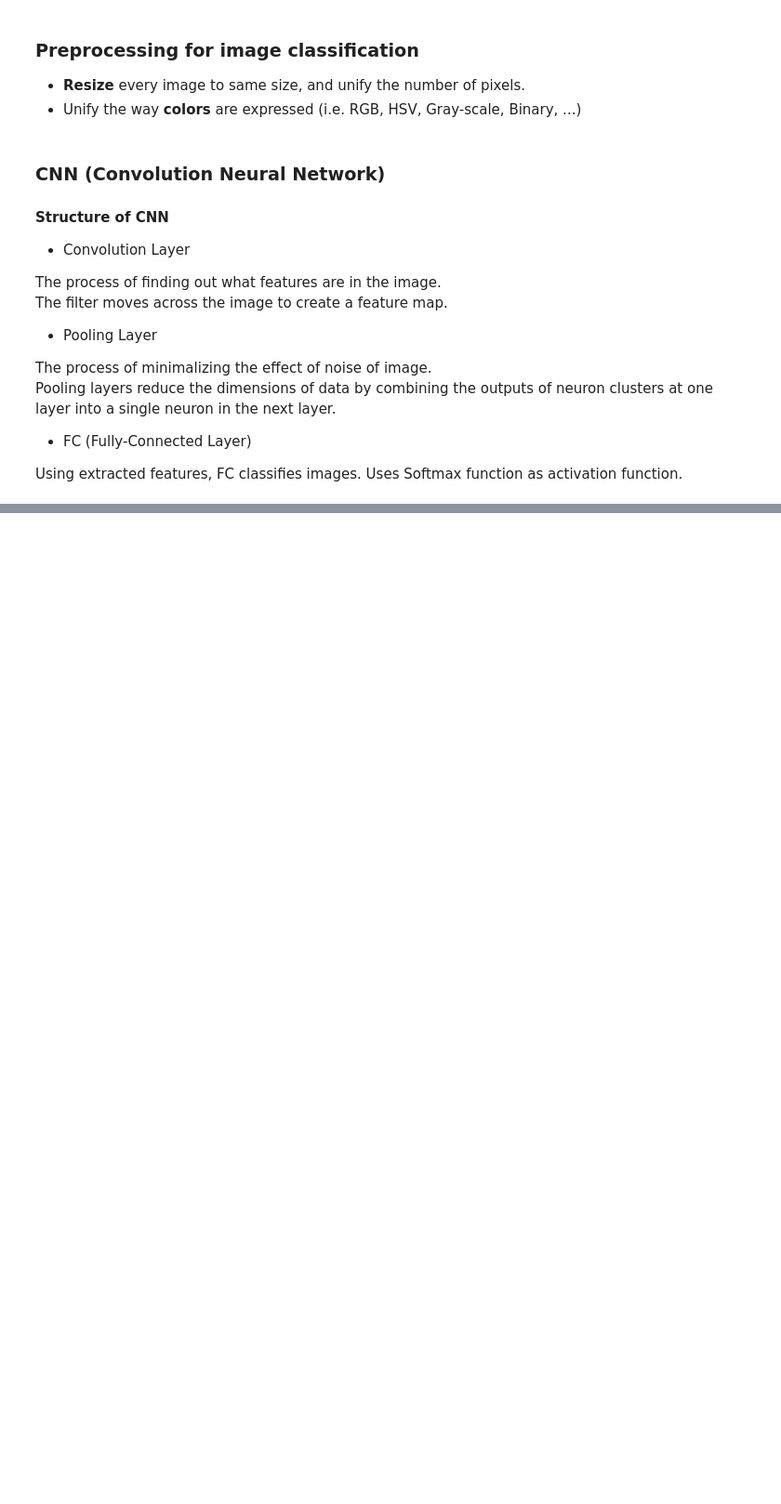
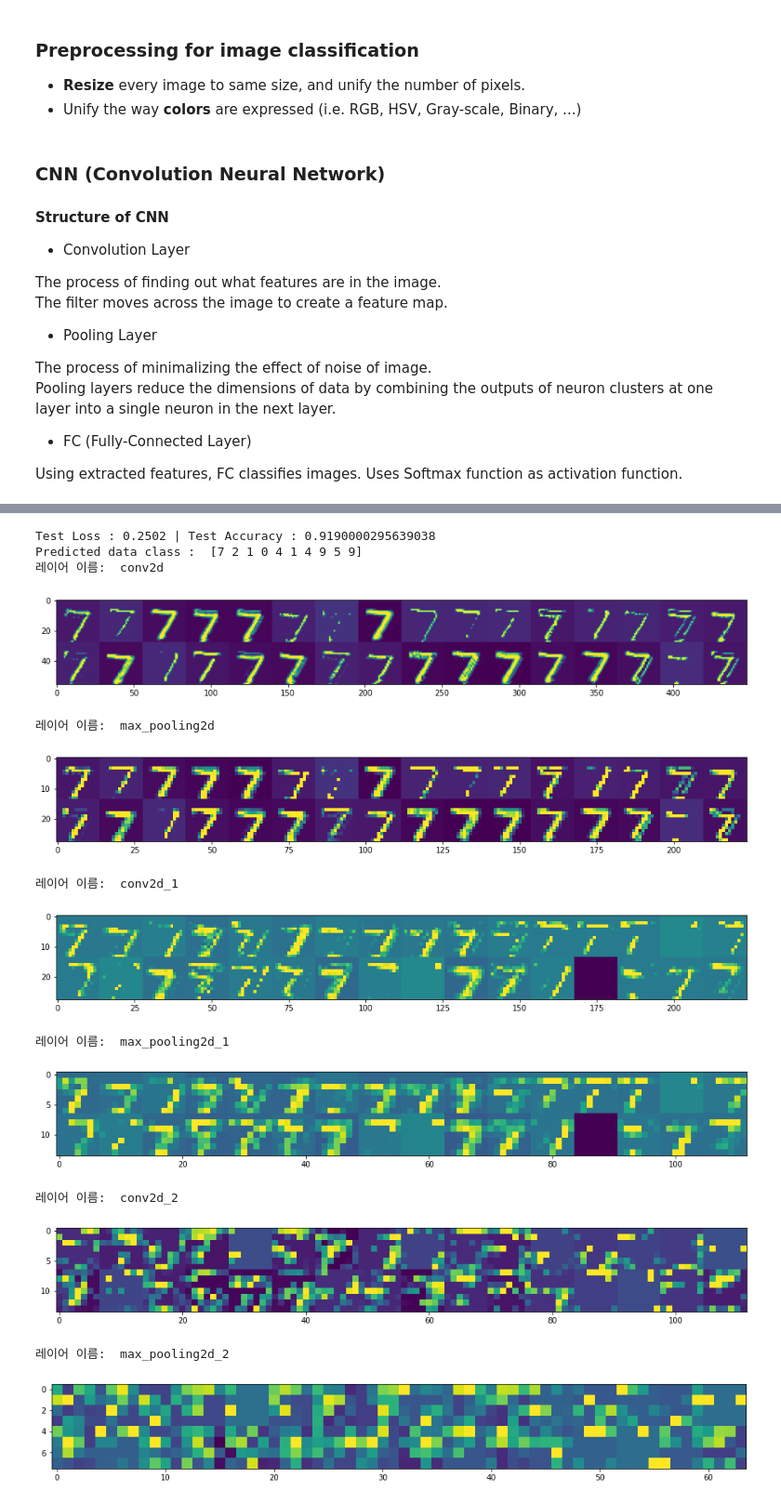
Before and after one commit to cw00h/AI_study_mil, a Jupyter notebook: deep_learning_basic/3_Types_of_Neural_Networks.ipynb, the cells around one changed output, grey strips where cells are left out. Shown at 93% size. Drawn from its saved outputs; the diff is of its cells as text; code cells hidden in the pictures; blank space fills up the shorter version.

```diff
--- a/deep_learning_basic/3_Types_of_Neural_Networks.ipynb
+++ b/deep_learning_basic/3_Types_of_Neural_Networks.ipynb
@@ -130,0 +182,32 @@ Epoch 20/20
+# %%
+"""
+1. Evaluate the model using data for test.
+"""
+loss, test_acc = model.evaluate(test_images, test_labels, verbose = 0)
+
+"""
+2. Save the result of prediction to predictions.
+"""
+predictions = model.predict_classes(test_images)
+
+# Test the result of prediction and evaluation.
+print('\nTest Loss : {:.4f} | Test Accuracy : {}'.format(loss, test_acc))
+print('Predicted data class : ',predictions[:10])
+
+# Visualize the layers of the model.
+Plotter(test_images, model)
+# %% [output]
+Test Loss : 0.2502 | Test Accuracy : 0.9190000295639038
+Predicted data class :  [7 2 1 0 4 1 4 9 5 9]
+레이어 이름:  conv2d
+[figure, added]
+레이어 이름:  max_pooling2d
+[figure, added]
+레이어 이름:  conv2d_1
+[figure, added]
+레이어 이름:  max_pooling2d_1
+[figure, added]
+레이어 이름:  conv2d_2
+[figure, added]
+레이어 이름:  max_pooling2d_2
+[figure, added]
```
Also changed, not shown: parts of 7 cells of this notebook, 6 other files.
